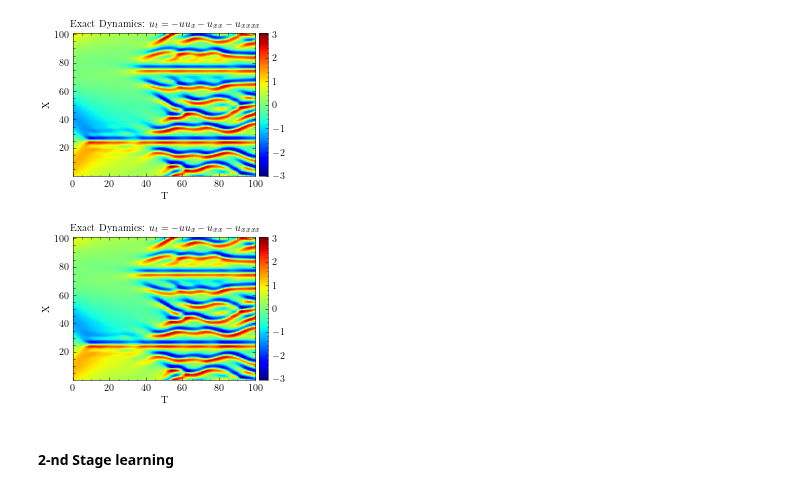
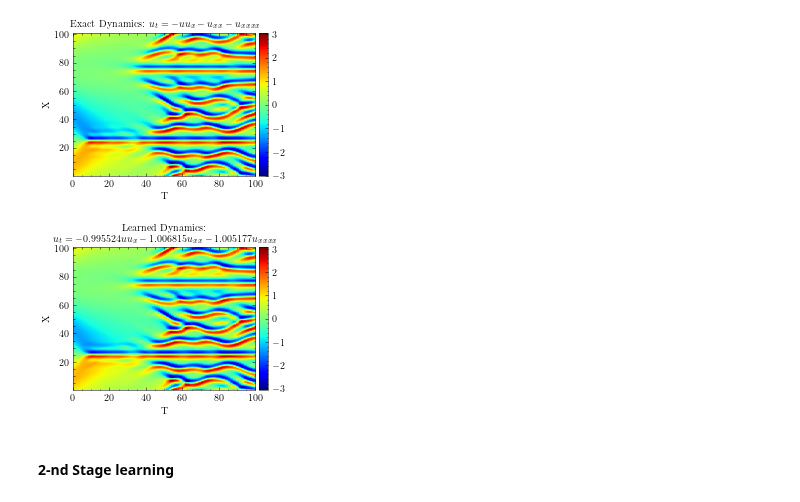
Before and after one commit to Pongpisit-Thanasutives/Multi-task-Physics-informed-neural-networks, a Jupyter notebook: inverse_small_KS2/Visualization.ipynb, the cells around one changed output. Drawn from its saved outputs; the diff is of its cells as text; code cells hidden in the pictures.

```diff
--- a/inverse_small_KS2/Visualization.ipynb
+++ b/inverse_small_KS2/Visualization.ipynb
@@ -251,7 +251,9 @@ model.load_state_dict(parameters)
 pinn = RobustPINN(model=model, loss_fn=mod,
                   index2features=feature_names, scale=True, lb=lb, ub=ub,
                   pretrained=True, noiseless_mode=noiseless_mode)
-# pinn = load_weights(pinn, "./new_saved_path/KS_rudy_final_finetuned_no_dft_pinn.pth")
+
+pinn_weights = "/Users/pongpisit/Desktop/kuramoto-sivashinsky-solver/weights/dft_fixedcoeffs_cleanall.pth"
+pinn = load_weights(pinn, pinn_weights)
 
 # assigning the prefered loss_fn
 # model = pinn.model
@@ -378,26 +389,26 @@ plt.show()
 # %%
 fig, ax = plt.subplots(1, 1)
 
 # Artificial training points
 # ax.scatter(X_u_train_np[:, 1:2], X_u_train_np[:, 0:1],
 #            marker='x', color='black')
 
 h = ax.imshow(uf.reshape(X.shape).T, interpolation='nearest', cmap='jet',
               extent=[lb[1], ub[1], lb[0], ub[0]],
               origin='lower', aspect='auto')
 
-ax.set_title("Exact Dynamics: $u_t = -uu_{x}-u_{xx}-u_{xxxx}$", fontsize = 10)
+ax.set_title("Learned Dynamics: \n$u_t = -0.995524uu_{x}-1.006815u_{xx}-1.005177u_{xxxx}$", fontsize = 10)
 ax.set_xlabel('T')
 ax.set_ylabel('X')
 
 divider = make_axes_locatable(ax)
 cax = divider.append_axes("right", size="5%", pad=0.05)
 fig.colorbar(h, cax=cax)
 
-# fig.savefig("./vis_pics/Exact_Dynamics.png", dpi=300)
+# fig.savefig("./vis_pics/Learned_Dynamics_cleanall.png", dpi=300)
 plt.show()
 # %% [output]
-[figure, old version]
+[figure, new version]
 # %%
 fig, ax = plt.subplots(1, 1)
 
```
Also changed, not shown: parts of 8 cells of this notebook, 1 other file.
